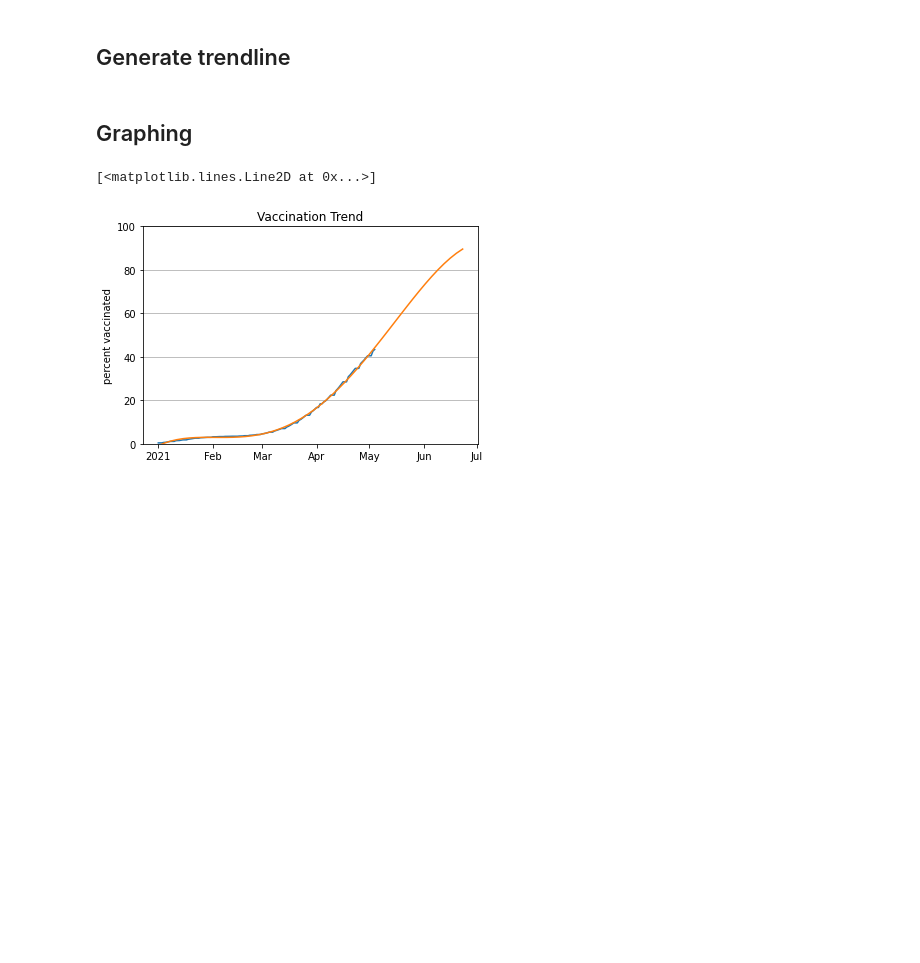
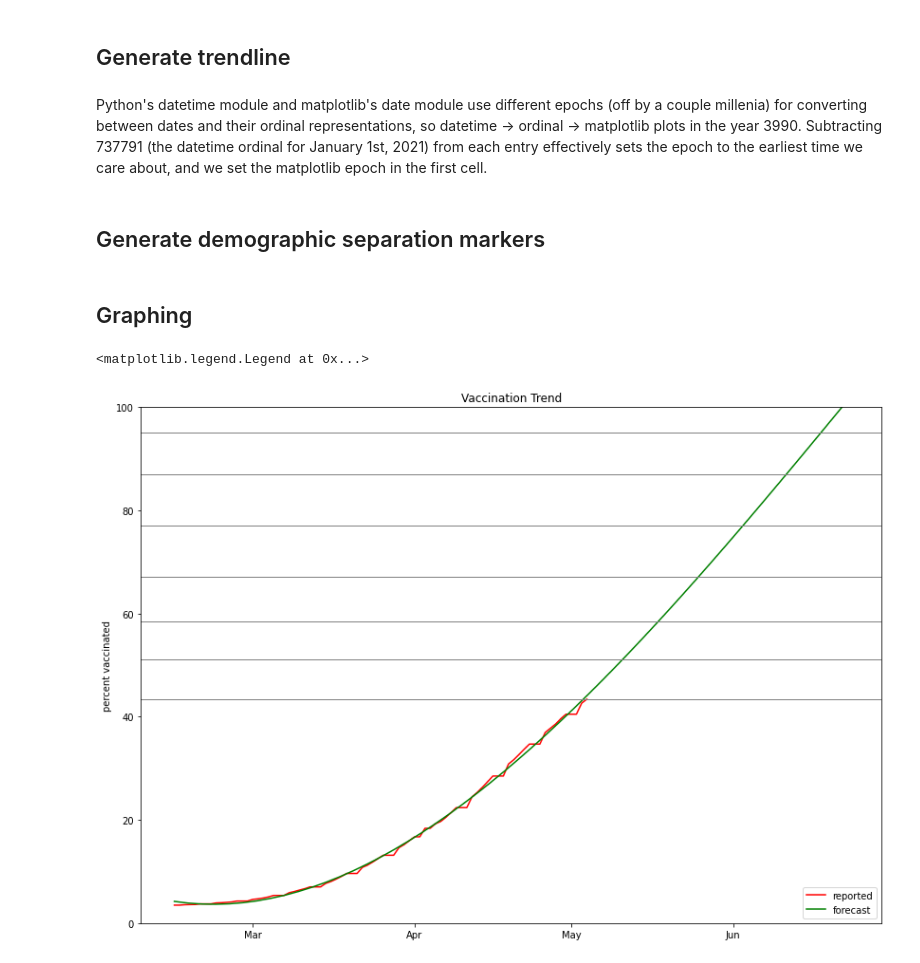
Before and after one commit to novedevo/vaccine-predictor, a Jupyter notebook: jupyter_test.ipynb, the cells around one changed output. Saved outputs shown, nothing was run; the diff lists cells and outputs as text; code cells hidden in the pictures; blank space fills up the shorter version.

Commit message:
add demographic cumsums, graph formatting

```diff
--- a/jupyter_test.ipynb
+++ b/jupyter_test.ipynb
@@ -8,6 +8,10 @@ import matplotlib.pyplot as plt
 import matplotlib.dates as mdates
 
 mdates.set_epoch("2021-01-01T00:00")
+# %%
+VACCINATION_UPTAKE = 0.95
+FORECAST = 50
+DATA_CUTOFF = "2021-02-14"
 # %% [markdown]
 ## Refresh data
 # %% [markdown]
@@ -22,9 +26,9 @@ In lieu of the ideal dataset, we can make estimates.
 Assuming that province-wide vaccination trends map somewhat closely to the Vancouver Coastal Health Region's data, we can normalize the USask data with the number pulled from BC's ArcGIS internal API.
 # %%
 shots = get("https://api.covid19tracker.ca/reports/province/bc",
-            params={"stat": "vaccinations", "after": "2021-01-01"}).json()['data']
+            params={"stat": "vaccinations", "after": DATA_CUTOFF}).json()['data']
 doubleshots = get("https://api.covid19tracker.ca/reports/province/bc",
-                  params={"stat": "vaccinated", "after": "2021-01-01"}).json()['data']
+                  params={"stat": "vaccinated", "after": DATA_CUTOFF}).json()['data']
 
 arcgis_parameters = {
     "f": "json",
@@ -58,34 +62,55 @@ singleshots[1] *= vch_single_shot/singleshots[-1][-1]
 singleshots[1] /= 994826/100  # total population of VCH over 20
 # %% [markdown]
 ## Generate trendline
+# %% [markdown]
+Python's datetime module and matplotlib's date module use different epochs (off by a couple millenia) for converting between dates and their ordinal representations, so datetime -> ordinal -> matplotlib plots in the year 3990.
+Subtracting 737791 (the datetime ordinal for January 1st, 2021) from each entry effectively sets the epoch to the earliest time we care about, and we set the matplotlib epoch in the first cell.
 # %%
 # converts datetime objects to ordinals in the epoch beginning at Jan 1st, 2021
 ordinal_dates = list(map(lambda x: x-737791, map(date.toordinal, singleshots[0])))
 
-trendline = np.polyfit(ordinal_dates, singleshots[1].astype(float), 4)
+trendline = np.polyfit(ordinal_dates, singleshots[1].astype(float), 3)
+# %% [markdown]
+## Generate demographic separation markers
+# %%
+demographics = [83956,103969,104423, 89466, 77422, 81818, 84042, 85757, 76741, 65747, 52276, 35414, 25075, 17143, 11577]
+demo_sums = [0.0]
+for index in range(len(demographics), 0, -1):
+    cumsum = sum(demographics[index-1:])*VACCINATION_UPTAKE/994826*100
+    if cumsum < singleshots[1][-1]:
+        demo_sums.pop()
+    demo_sums.append(cumsum)
+demo_sums.reverse()
 # %% [markdown]
 ## Graphing
 # %%
 fig, ax = plt.subplots()
+
+fig.set_size_inches(14, 10)
 
 # formatting
 ax.set_ylabel("percent vaccinated")
 ax.set_title("Vaccination Trend")
 ax.set_ylim(0, 100)
-ax.yaxis.grid(True)
 
 # fancy date formatting for x-axis tick labels
 locator = mdates.AutoDateLocator(minticks=3, maxticks=10)
 formatter = mdates.ConciseDateFormatter(locator)
 ax.xaxis.set_major_locator(locator)
 ax.xaxis.set_major_formatter(formatter)
 
-ax.plot(singleshots[0], singleshots[1])  # raw data
+ax.plot(singleshots[0], singleshots[1], color="red", label="reported")  # raw data
 ax.plot(
-    np.linspace(ordinal_dates[0], ordinal_dates[-1] + 50),
-    np.polyval(trendline, np.linspace(
-        ordinal_dates[0], ordinal_dates[-1] + 50))
-) # degree 4 polynomial trendline
+    np.linspace(ordinal_dates[0], ordinal_dates[-1] + FORECAST),
+    np.polyval(trendline, np.linspace(ordinal_dates[0], ordinal_dates[-1] + FORECAST)),
+    color="green",
+    label="forecast"
+) # cubic polynomial trendline
+
+for demo_sum in demo_sums:
+    ax.axhline(demo_sum, color="grey", linewidth=1)
+
+ax.legend()
 # %% [output]
-[<matplotlib.lines.Line2D at 0x...>]
+<matplotlib.legend.Legend at 0x...>
-[figure, old version]
+[figure, new version]
```
Also changed, not shown: parts of 1 cell of this notebook.
